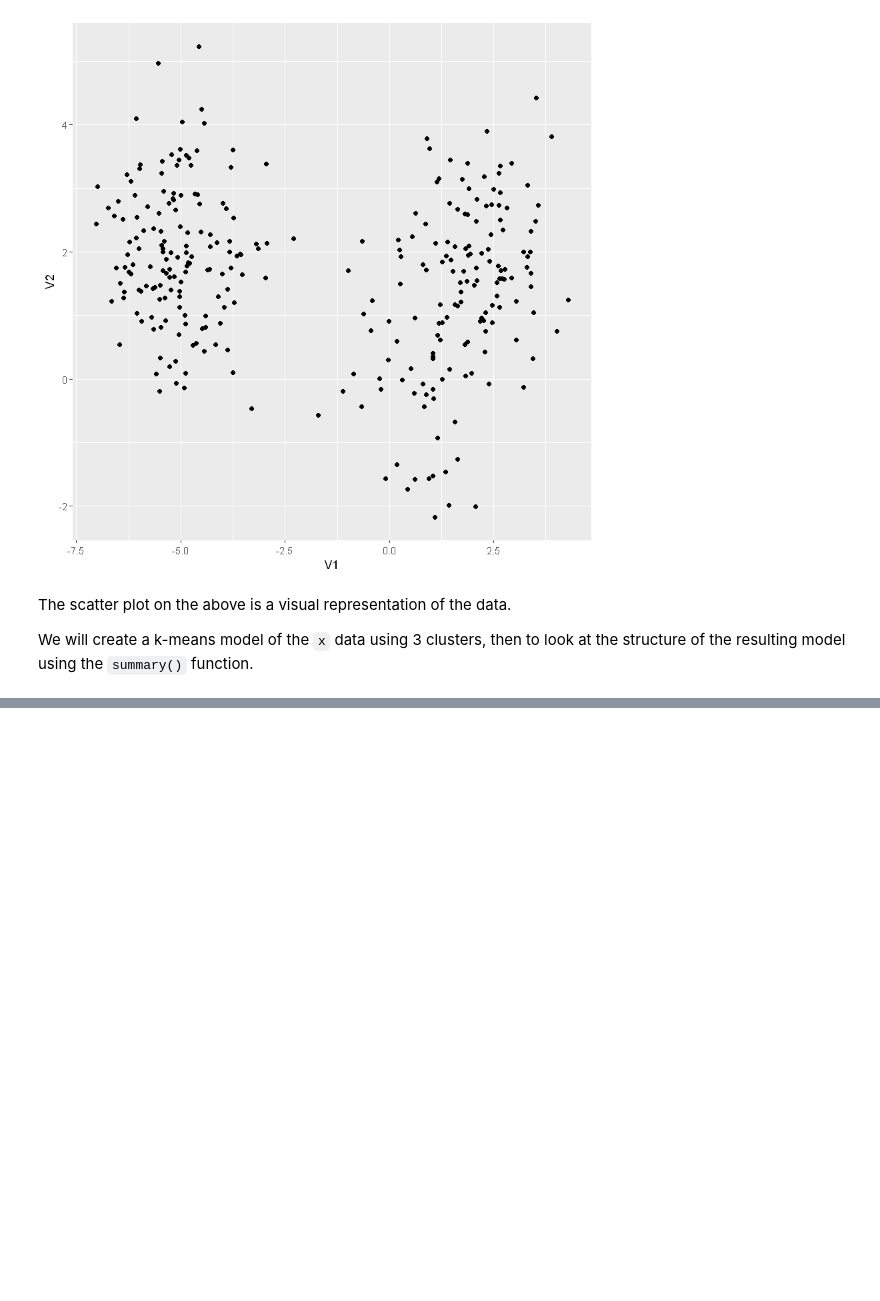
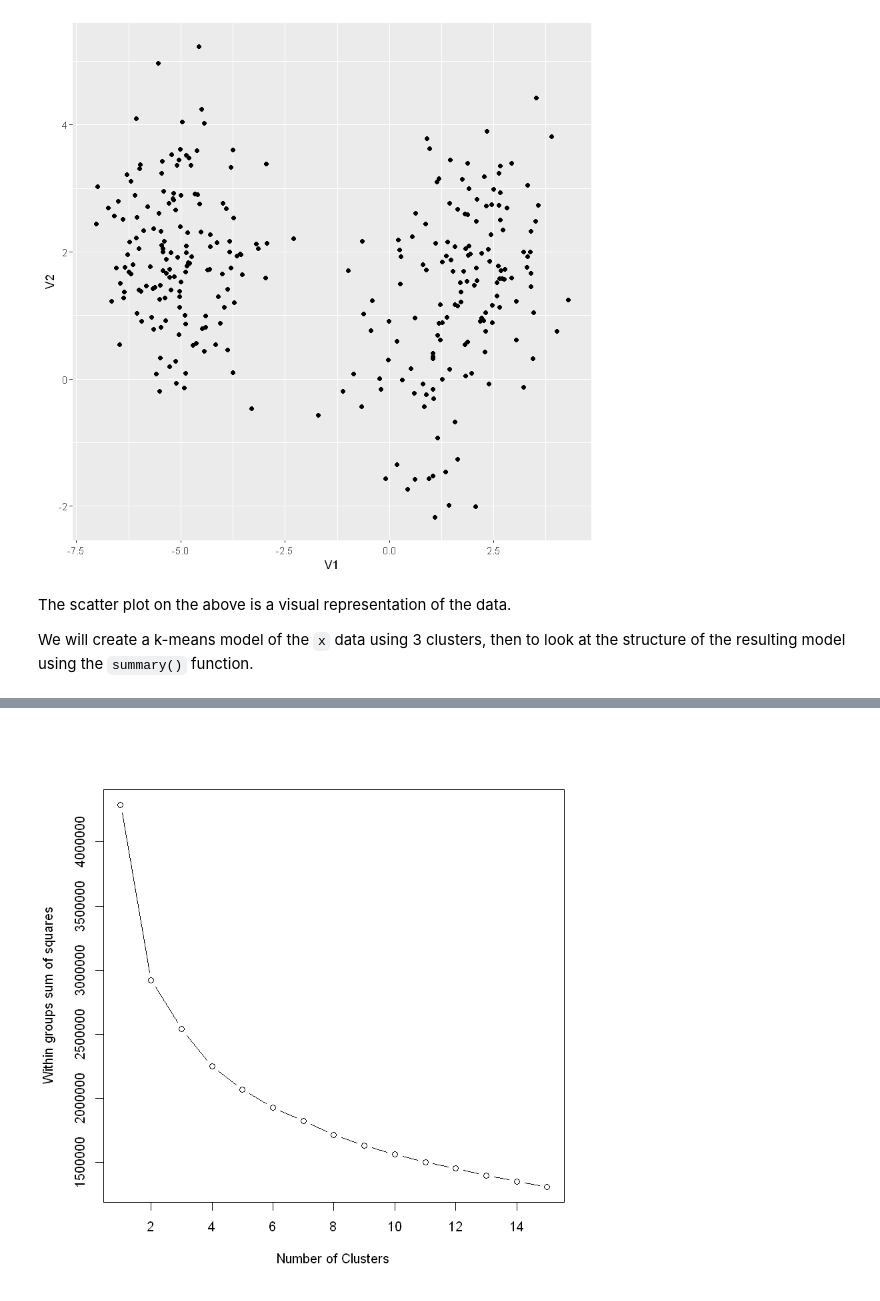
Before and after one commit to VictorOmondi1997/Unsupervised-Learning-in-R, a Jupyter notebook: Unsupervised Learning in R.ipynb, the cells around one changed output, grey strips where cells are left out. Saved outputs shown, nothing was run; the diff lists cells and outputs as text; code cells hidden in the pictures; blank space fills up the shorter version.

```diff
--- a/Unsupervised Learning in R.ipynb
+++ b/Unsupervised Learning in R.ipynb
@@ -107,0 +252,3 @@ We will create a k-means model of the `x` data using 3 clusters, then to look at
+# %%
+pokemon <- read_csv("datasets//Pokemon.csv")
+head(pokemon)
@@ -107,0 +308,18 @@ We will create a k-means model of the `x` data using 3 clusters, then to look at
+# %%
+# Initialize total within sum of squares error: wss
+wss <- 0
+
+# Look over 1 to 15 possible clusters
+for (i in 1:15) {
+  # Fit the model: km.out
+  km.out <- kmeans(pokemon, centers = i, nstart = 20, iter.max = 50)
+  # Save the within cluster sum of squares
+  wss[i] <- km.out$tot.withinss
+}
+
+# Produce a scree plot
+plot(1:15, wss, type = "b",
+     xlab = "Number of Clusters",
+     ylab = "Within groups sum of squares")
+# %% [output]
+[figure, added]
```
Also changed, not shown: parts of 49 cells of this notebook, 2 other files.
